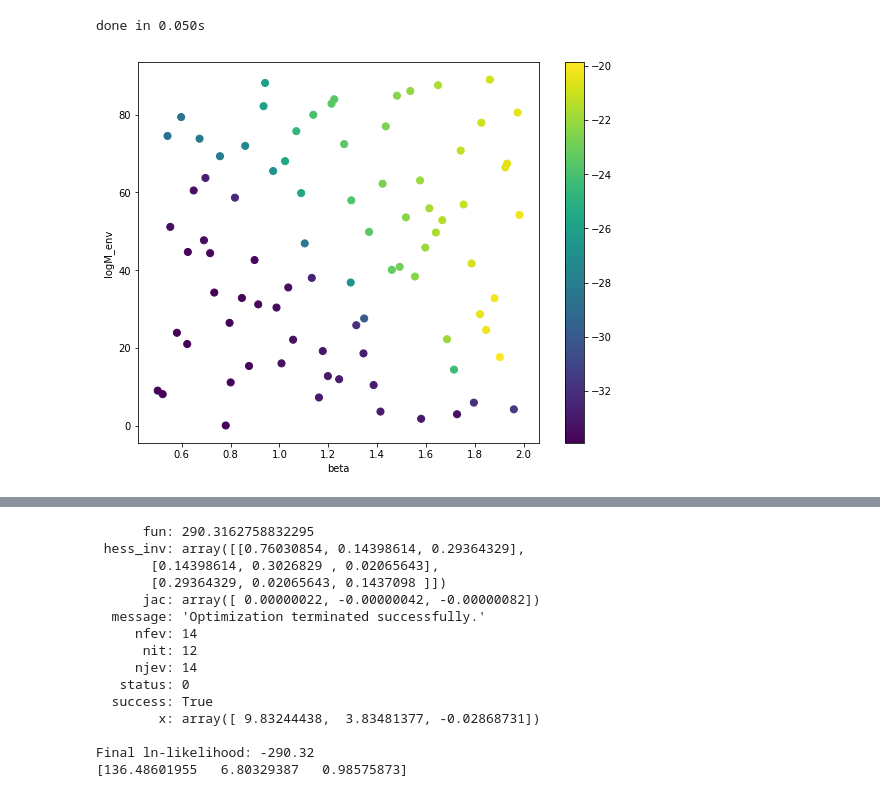
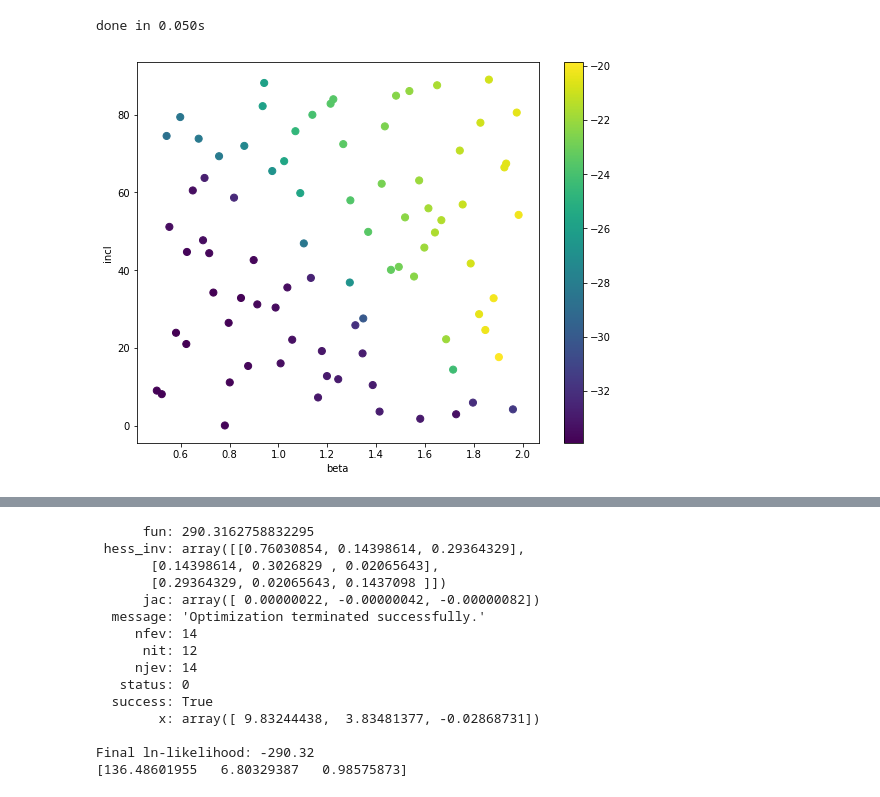
Before and after one commit to elizabethteng/crassula, a Jupyter notebook: beta_incl_surface.ipynb, the cells around one changed output, grey strips where cells are left out. Drawn from its saved outputs; the diff is of its cells as text; code cells hidden in the pictures.

```diff
--- a/beta_incl_surface.ipynb
+++ b/beta_incl_surface.ipynb
@@ -57,23 +57,23 @@ eigenseds=np.array(pca.components_)
 # %% [output]
 done in 0.050s
 # %%
-directory="../grid/grid714/"
-coords=[[],[]]
-seds=[]
-for i in range(len(os.listdir(directory))):
-    coords[0].append(float(os.listdir(directory)[i].split("_")[(2*7)+1]))
-    coords[1].append(float(os.listdir(directory)[i].split("_")[(2*14)+1][:-5]))
-    filename=os.listdir(directory)[i]
-    model=modeling.YSOModel()
-    model.read_yso(directory+filename)
-    seds.append(np.log10(model.spectra["SED"].flux))
+#directory="../grid/grid714/"
+#coords=[[],[]]
+#seds=[]
+#for i in range(len(os.listdir(directory))):
+#    coords[0].append(float(os.listdir(directory)[i].split("_")[(2*7)+1]))
+#    coords[1].append(float(os.listdir(directory)[i].split("_")[(2*14)+1][:-5]))
+#    filename=os.listdir(directory)[i]
+#    model=modeling.YSOModel()
+#    model.read_yso(directory+filename)
+#    seds.append(np.log10(model.spectra["SED"].flux))
 
-with open('../grid_metadata/grid714_coords.txt', 'wb') as fp:
-    pickle.dump(coords, fp)
+#with open('../grid_metadata/grid714_coords.txt', 'wb') as fp:
+#    pickle.dump(coords, fp)
 with open ('../grid_metadata/grid714_coords.txt', 'rb') as fp:
     coords = pickle.load(fp)
-with open('../grid_metadata/grid714_seds.txt', 'wb') as fp:
-    pickle.dump(seds, fp)
+#with open('../grid_metadata/grid714_seds.txt', 'wb') as fp:
+#    pickle.dump(seds, fp)
 with open ('../grid_metadata/grid714_seds.txt', 'rb') as fp:
     slicevals = np.array(pickle.load(fp))[:,100:500]
 with open ('../grid_metadata/grid714_seds.txt', 'rb') as fp:
@@ -103,19 +103,19 @@ for i in range(len(slicevals)):
         data.append(coeffs[0][j])
     fitdata.append(data)
 fitdata=np.array(fitdata)
-
-plt.figure(figsize=(9,7))
-beta=fitdata[:,0]
-incl=fitdata[:,1]
-w0=fitdata[:,2+0]
-style = dict(cmap='viridis', vmin=np.min(w0), vmax=np.max(w0))
-plt.scatter(beta,incl, c=w0, s=50, **style)
-plt.xlabel("beta")
-plt.ylabel("logM_env")
-plt.colorbar()
-plt.show()
-# %% [output]
-[figure, removed]
+# %%
+plt.figure(figsize=(9,7))
+beta=fitdata[:,0]
+incl=fitdata[:,1]
+w0=fitdata[:,2+0]
+style = dict(cmap='viridis', vmin=np.min(w0), vmax=np.max(w0))
+plt.scatter(beta,incl, c=w0, s=50, **style)
+plt.xlabel("beta")
+plt.ylabel("incl")
+plt.colorbar()
+plt.show()
+# %% [output]
+[figure, added]
 # %%
 sample=[]
 for i in (0,1,2,3,4,5,6,7,8,9,9.9):
```
Also changed, not shown: parts of 2 cells of this notebook, 3 other files.
